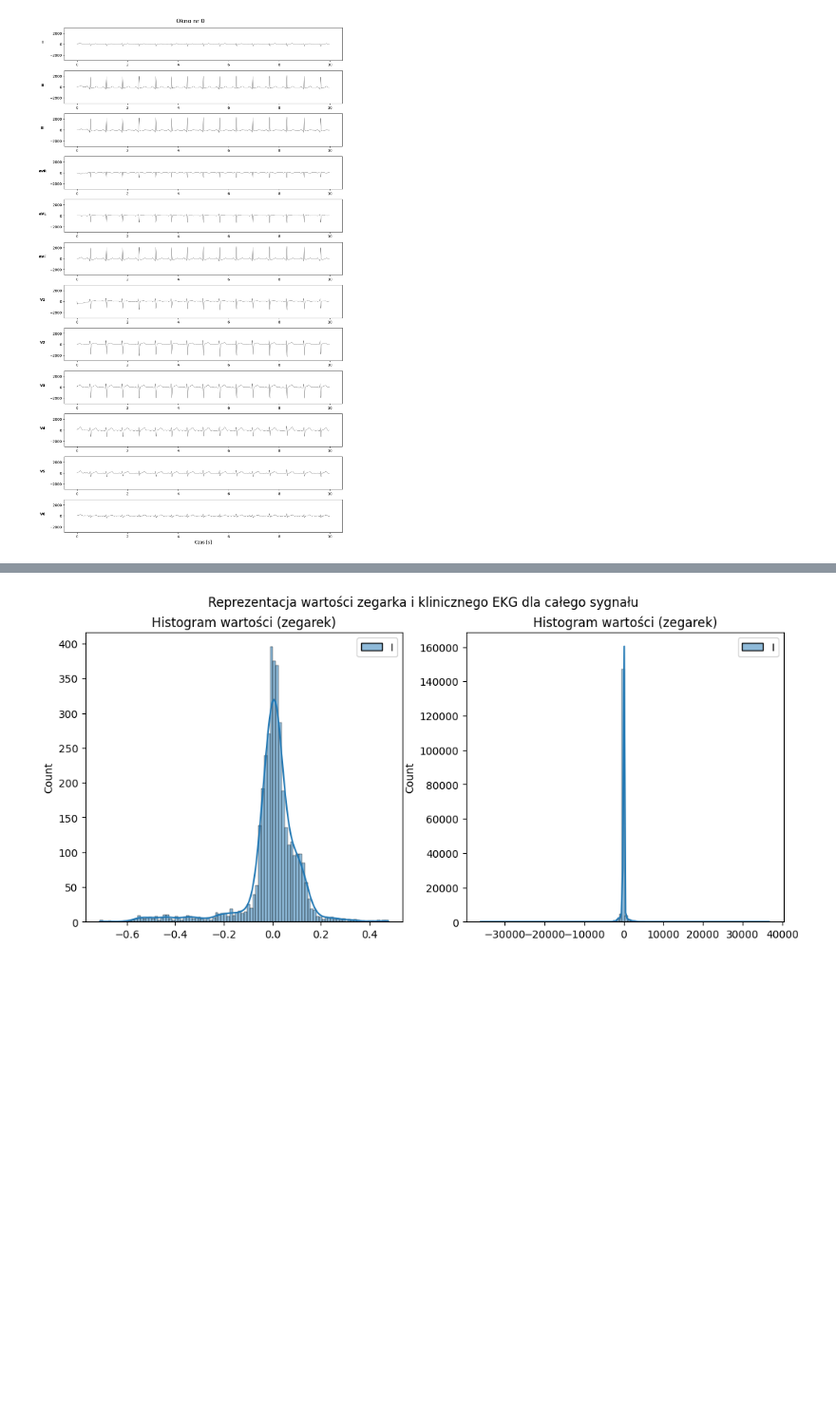
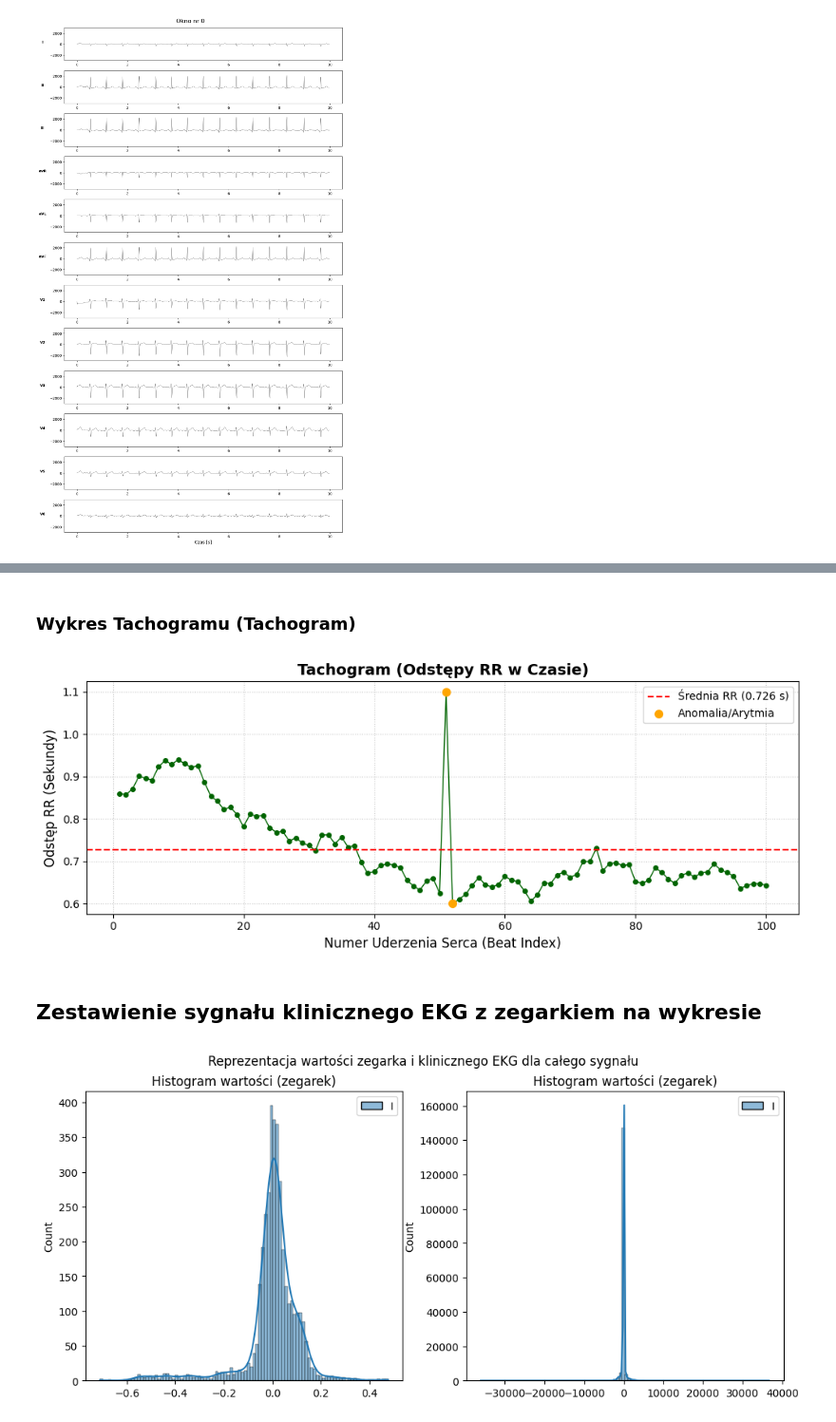
Before and after one commit to MichaelL200/Projekt-EKG, a Jupyter notebook: z4.ipynb, the cells around one changed output, grey strips where cells are left out. Shown at 95% size. Drawn from its saved outputs; the diff is of its cells as text; code cells hidden in the pictures; blank space fills up the shorter version.

```diff
--- a/z4.ipynb
+++ b/z4.ipynb
@@ -92,3 +155,51 @@ show_window_channels(first_window_index, channels)
+# %% [markdown]
+### Wykres Tachogramu (Tachogram)
+# %%
+# Używamy tych samych symulowanych danych RR
+# np.random.seed(42)
+# mean_rr = 0.850
+# rr_intervals = mean_rr + np.cumsum(np.random.normal(0, 0.02, 100))
+# # Dodanie sztucznego 'zaburzenia' (np. ekstrasystola) dla wizualizacji
+# rr_intervals[50] = 1.1 # wydłużenie
+# rr_intervals[51] = 0.6 # skrócenie
+
+
+# 1. Tworzenie indeksów uderzeń
+beat_indices = np.arange(1, len(rr_intervals) + 1)
+
+
+# 2. Wizualizacja
+
+plt.figure(figsize=(10, 4))
+
+# Rysowanie punktów
+plt.plot(beat_indices, rr_intervals,
+         color='darkgreen',
+         marker='o',         # Dodanie kropek dla każdego uderzenia
+         linestyle='-',      # Linia łącząca kropki
+         linewidth=1,
+         markersize=4)
+
+# Dodanie średniej linii (dla kontekstu)
+mean_val = np.mean(rr_intervals)
+plt.axhline(mean_val, color='red', linestyle='--', linewidth=1.5, label=f'Średnia RR ({mean_val:.3f} s)')
+
+# Wyróżnienie anomalii (opcjonalne)
+plt.scatter(51, rr_intervals[50], color='orange', s=50, zorder=5, label='Anomalia/Arytmia')
+plt.scatter(52, rr_intervals[51], color='orange', s=50, zorder=5)
+
+# Ustawienia wykresu
+plt.title('Tachogram (Odstępy RR w Czasie)', fontsize=14, fontweight='bold')
+plt.xlabel('Numer Uderzenia Serca (Beat Index)', fontsize=12)
+plt.ylabel('Odstęp RR (Sekundy)', fontsize=12)
+plt.grid(True, linestyle=':', alpha=0.7)
+plt.legend()
+plt.tight_layout()
+plt.show()
+# %% [output]
+[figure, added]
+# %% [markdown]
+## Zestawienie sygnału klinicznego EKG z zegarkiem na wykresie
 # %%
 fig, axes = plt.subplots(nrows=1, ncols=2, figsize=(12, 5))
 fig.suptitle("Reprezentacja wartości zegarka i klinicznego EKG dla całego sygnału", fontsize=12)
```
Also changed, not shown: parts of 10 cells of this notebook.
